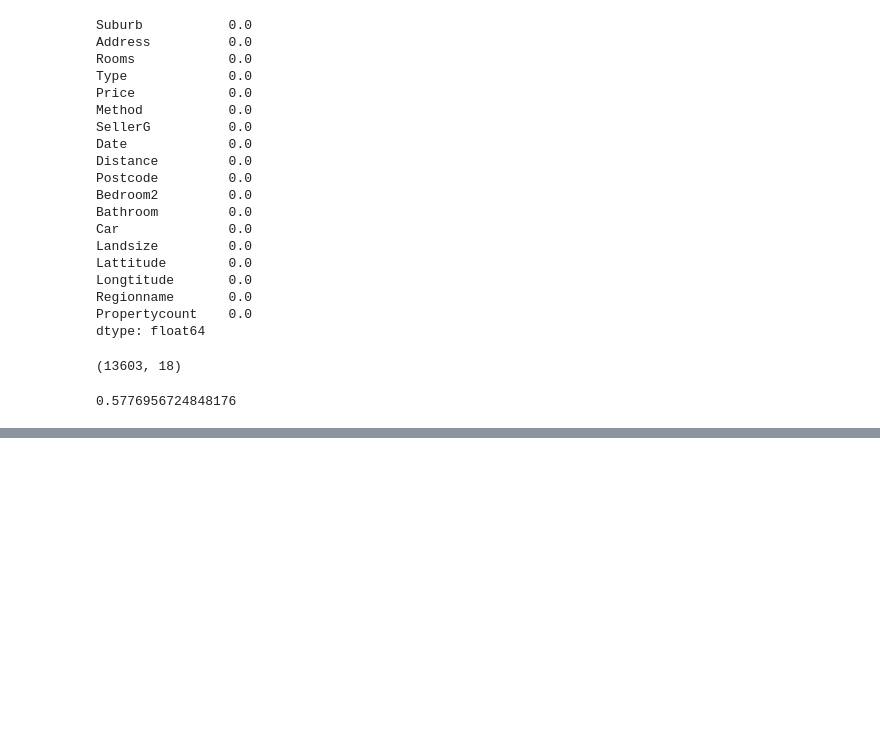
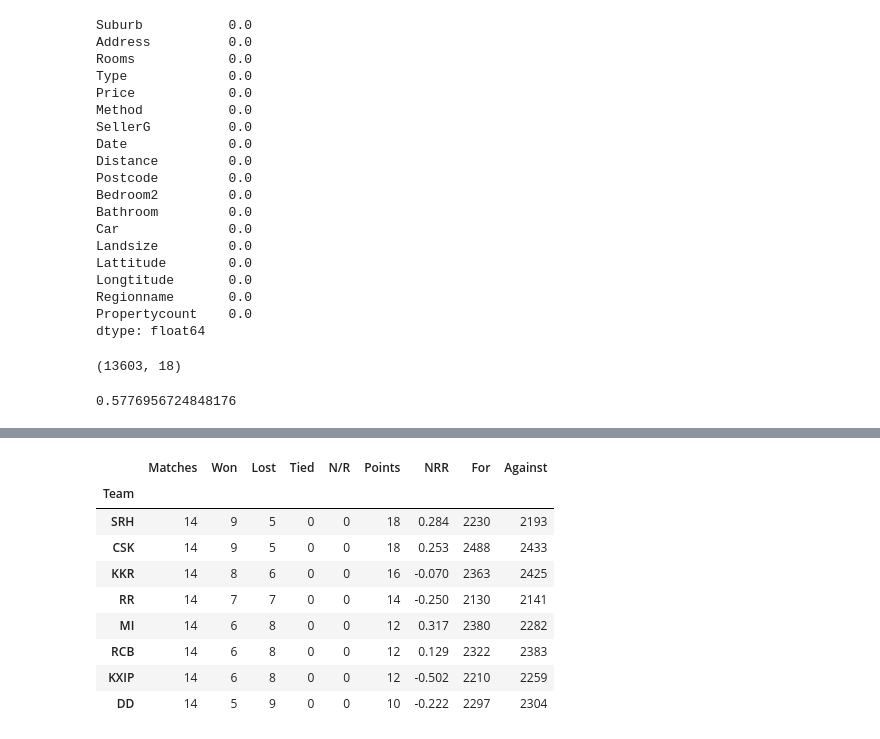
Before and after one commit to iamurali/upgrad_ml_ai, a Jupyter notebook: Data cleaning/ReadingData.ipynb, the cells around one changed output, grey strips where cells are left out. Drawn from its saved outputs; the diff is of its cells as text; code cells hidden in the pictures; blank space fills up the shorter version.

```diff
--- a/Data cleaning/ReadingData.ipynb
+++ b/Data cleaning/ReadingData.ipynb
@@ -481,0 +586,13 @@ len(housing_data.index)/23547
+# %%
+ipl18
+# %% [output]
+|  | Matches | Won | Lost | Tied | N/R | Points | NRR | For | Against |
+| Team |  |  |  |  |  |  |  |  |  |
+| SRH | 14 | 9 | 5 | 0 | 0 | 18 | 0.284 | 2230 | 2193 |
+| CSK | 14 | 9 | 5 | 0 | 0 | 18 | 0.253 | 2488 | 2433 |
+| KKR | 14 | 8 | 6 | 0 | 0 | 16 | -0.070 | 2363 | 2425 |
+| RR | 14 | 7 | 7 | 0 | 0 | 14 | -0.250 | 2130 | 2141 |
+| MI | 14 | 6 | 8 | 0 | 0 | 12 | 0.317 | 2380 | 2282 |
+| RCB | 14 | 6 | 8 | 0 | 0 | 12 | 0.129 | 2322 | 2383 |
+| KXIP | 14 | 6 | 8 | 0 | 0 | 12 | -0.502 | 2210 | 2259 |
+| DD | 14 | 5 | 9 | 0 | 0 | 10 | -0.222 | 2297 | 2304 |
```
Also changed, not shown: parts of 12 cells of this notebook, 14 other files.
